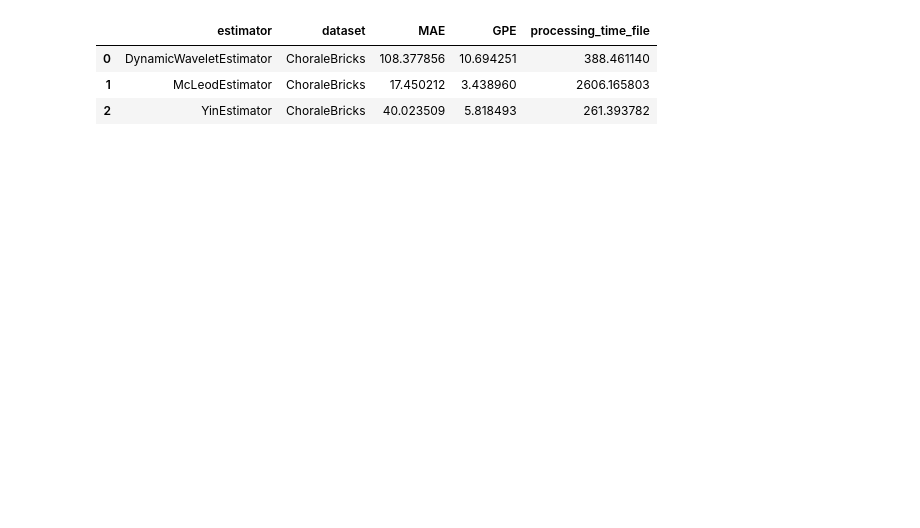
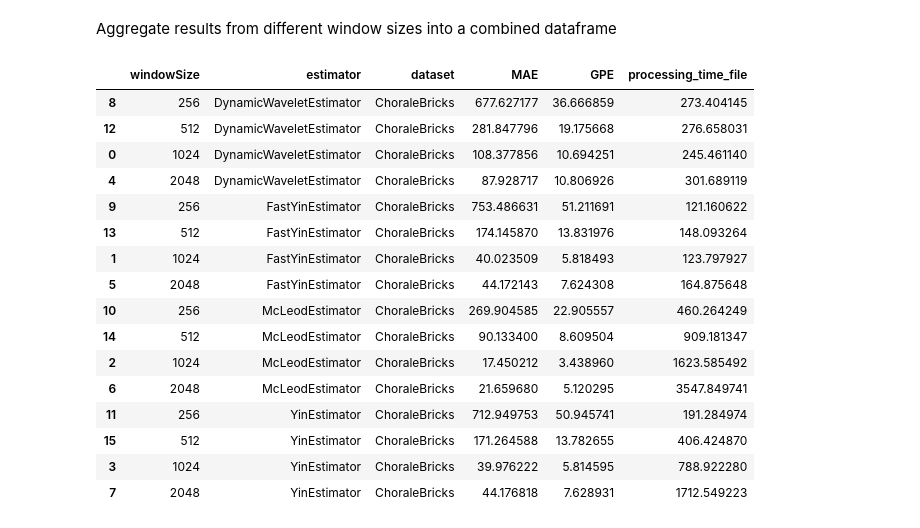
Before and after one commit to sgo4/CSM500-2026-APR_Project, a Jupyter notebook: SawEars_client/algorithm_development/src/main/python/Analysis.ipynb, the cells around one changed output. Drawn from its saved outputs; the diff is of its cells as text; code cells hidden in the pictures; blank space fills up the shorter version.

Commit message:
further analysis

```diff
--- a/SawEars_client/algorithm_development/src/main/python/Analysis.ipynb
+++ b/SawEars_client/algorithm_development/src/main/python/Analysis.ipynb
@@ -23,8 +25,6 @@ Here we load the raw data from experiments conducted in kotlin, including timest
 # %%
-window = "1024"
-filename = f"ChoraleBricks__windowSize{window}.csv"
-summary_export_name = Path(".") / "results" / "effect_of_window_size" / f"{window}_window.csv"
+experiment_data_folder = Path.cwd().parent.parent.parent / "experimental_data"
+dataPath = experiment_data_folder / "window_size"
+resultsFiles = [path for path in dataPath.iterdir() if path.is_file() and "windowSize" in path.name]
 
-results_path = Path(".") / "experimental_data" / filename
-experiment_data = pitch_analysis.PitchExperimentData(results_path)
-experiment_data.head()
+summary_export_name = Path.cwd() / "results" / "effect_of_window_size.csv"
@@ -86,0 +73,2 @@ processed_data
+# %% [markdown]
+Aggregate results from different window sizes into a combined dataframe
@@ -87,29 +82,27 @@ processed_data
 # %%
-mae_by_instrument = (
-    processed_data.groupby("instrument", as_index=False)["MAE"]
-      .mean()
+# read results from csv to prevent having to recalculate everything
+window_data = pd.read_csv(summary_export_name)
+
+window_data = window_data.sort_values(
+    by=["estimator", "windowSize"],
+    ascending=[True,True]
 )
-mae_by_dataset = (
-    processed_data.groupby("dataset",as_index=False)["MAE"].mean()
-)
-
-agg = pd.DataFrame(processed_data)
-
-mae_by_dataset
-
-
-summary = (
-    processed_data.groupby(["estimator", "dataset"], as_index=False)
-      .agg({
-          "MAE": "mean",
-          "GPE": "mean"
-      })
-)
-
-experiment_data.summary().to_csv(summary_export_name)
-experiment_data.summary()
+window_data
 # %% [output]
-|  | estimator | dataset | MAE | GPE | processing_time_file |
-| 0 | DynamicWaveletEstimator | ChoraleBricks | 108.377856 | 10.694251 | 388.461140 |
-| 1 | McLeodEstimator | ChoraleBricks | 17.450212 | 3.438960 | 2606.165803 |
-| 2 | YinEstimator | ChoraleBricks | 40.023509 | 5.818493 | 261.393782 |
+|  | windowSize | estimator | dataset | MAE | GPE | processing_time_file |
+| 8 | 256 | DynamicWaveletEstimator | ChoraleBricks | 677.627177 | 36.666859 | 273.404145 |
+| 12 | 512 | DynamicWaveletEstimator | ChoraleBricks | 281.847796 | 19.175668 | 276.658031 |
+| 0 | 1024 | DynamicWaveletEstimator | ChoraleBricks | 108.377856 | 10.694251 | 245.461140 |
+| 4 | 2048 | DynamicWaveletEstimator | ChoraleBricks | 87.928717 | 10.806926 | 301.689119 |
+| 9 | 256 | FastYinEstimator | ChoraleBricks | 753.486631 | 51.211691 | 121.160622 |
+| 13 | 512 | FastYinEstimator | ChoraleBricks | 174.145870 | 13.831976 | 148.093264 |
+| 1 | 1024 | FastYinEstimator | ChoraleBricks | 40.023509 | 5.818493 | 123.797927 |
+| 5 | 2048 | FastYinEstimator | ChoraleBricks | 44.172143 | 7.624308 | 164.875648 |
+| 10 | 256 | McLeodEstimator | ChoraleBricks | 269.904585 | 22.905557 | 460.264249 |
+| 14 | 512 | McLeodEstimator | ChoraleBricks | 90.133400 | 8.609504 | 909.181347 |
+| 2 | 1024 | McLeodEstimator | ChoraleBricks | 17.450212 | 3.438960 | 1623.585492 |
+| 6 | 2048 | McLeodEstimator | ChoraleBricks | 21.659680 | 5.120295 | 3547.849741 |
+| 11 | 256 | YinEstimator | ChoraleBricks | 712.949753 | 50.945741 | 191.284974 |
+| 15 | 512 | YinEstimator | ChoraleBricks | 171.264588 | 13.782655 | 406.424870 |
+| 3 | 1024 | YinEstimator | ChoraleBricks | 39.976222 | 5.814595 | 788.922280 |
+| 7 | 2048 | YinEstimator | ChoraleBricks | 44.176818 | 7.628931 | 1712.549223 |
```
Also changed, not shown: parts of 20 cells of this notebook, 1 other file.
